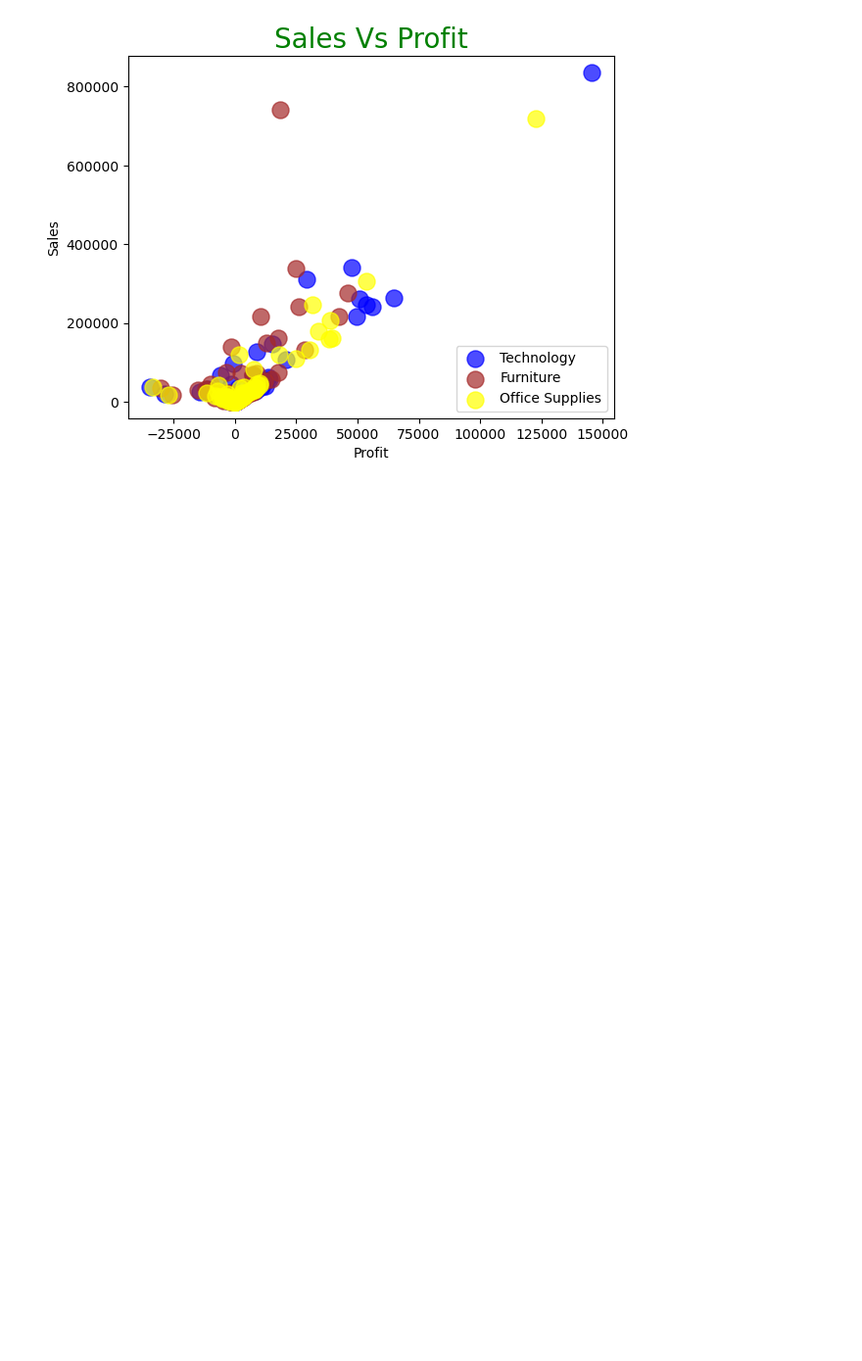
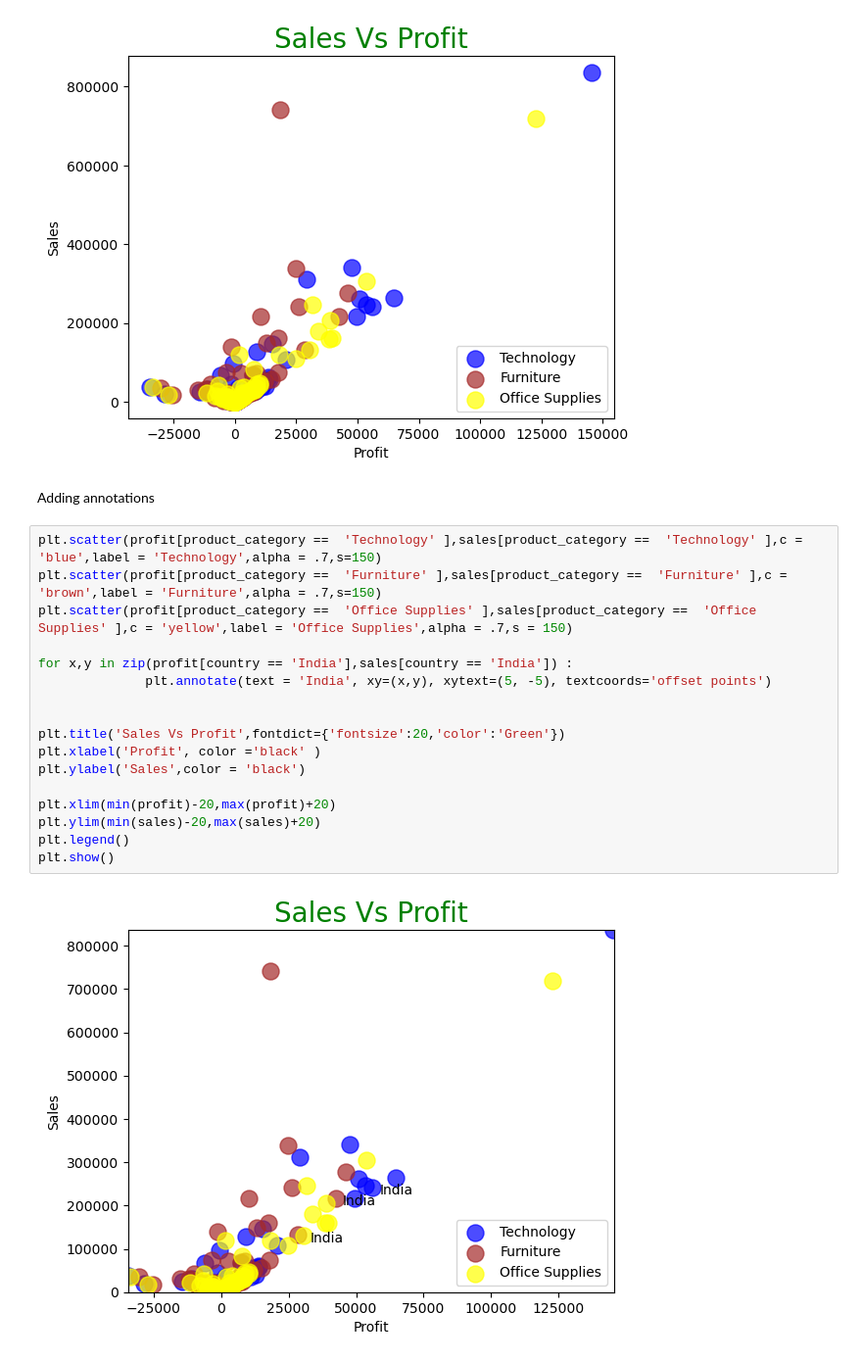
Before and after one commit to nikhil-rai-ds/redesigned-umbrella-matplotlib, a Jupyter notebook: Matplotlib uses.ipynb, the cells around one changed output. Shown: that part at 98% size. Drawn from its saved outputs; the diff is of its cells as text; blank space fills up the shorter version.

Commit message:
labels and annotations added in scatterplot

```diff
--- a/Matplotlib uses.ipynb
+++ b/Matplotlib uses.ipynb
@@ -141,3 +141,24 @@ plt.legend()
 plt.show()
 # %% [output]
 [figure]
+# %% [markdown]
+<p>Adding annotations </p>
+# %%
+plt.scatter(profit[product_category ==  'Technology' ],sales[product_category ==  'Technology' ],c = 'blue',label = 'Technology',alpha = .7,s=150)
+plt.scatter(profit[product_category ==  'Furniture' ],sales[product_category ==  'Furniture' ],c = 'brown',label = 'Furniture',alpha = .7,s=150)
+plt.scatter(profit[product_category ==  'Office Supplies' ],sales[product_category ==  'Office Supplies' ],c = 'yellow',label = 'Office Supplies',alpha = .7,s = 150)
+
+for x,y in zip(profit[country == 'India'],sales[country == 'India']) :
+              plt.annotate(text = 'India', xy=(x,y), xytext=(5, -5), textcoords='offset points')
+
+
+plt.title('Sales Vs Profit',fontdict={'fontsize':20,'color':'Green'})
+plt.xlabel('Profit', color ='black' )
+plt.ylabel('Sales',color = 'black')
+
+plt.xlim(min(profit)-20,max(profit)+20)
+plt.ylim(min(sales)-20,max(sales)+20)
+plt.legend()
+plt.show()
+# %% [output]
+[figure, added]
```
Also changed, not shown: parts of 1 cell of this notebook.
